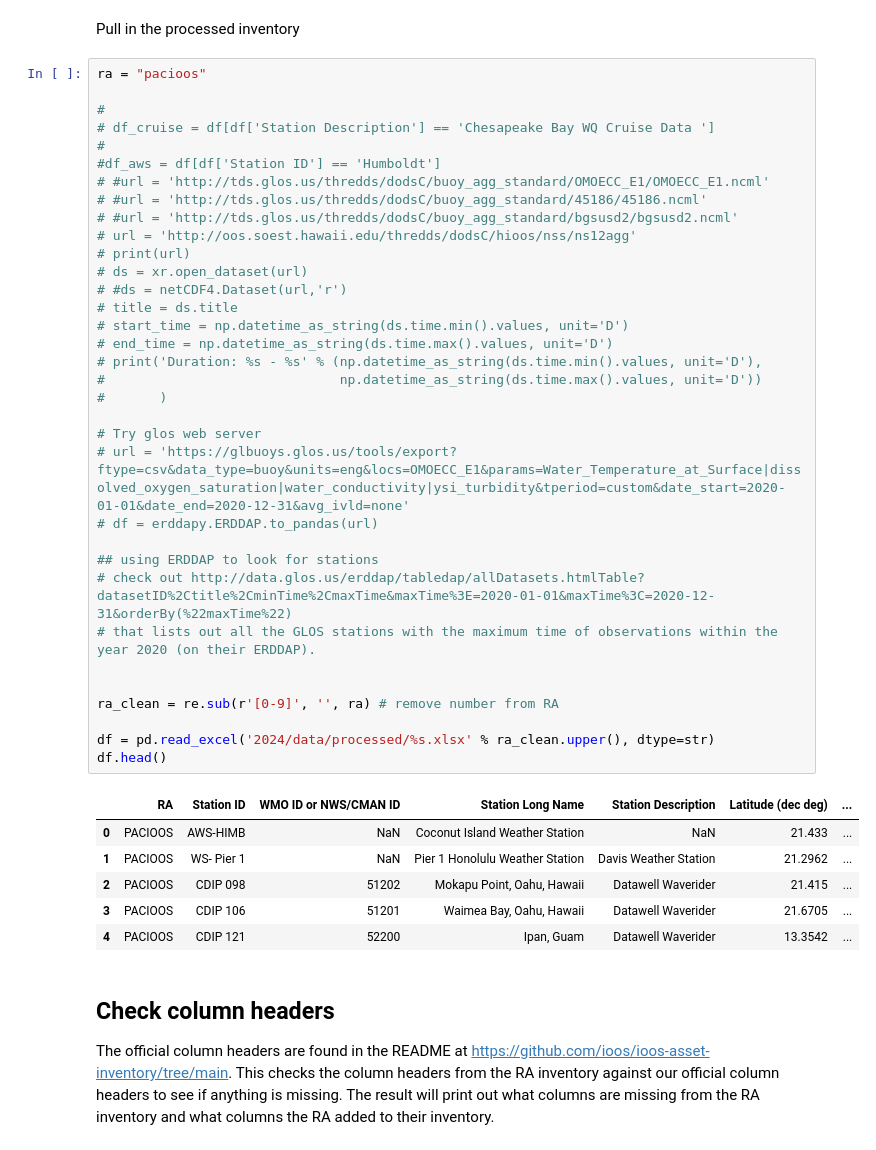
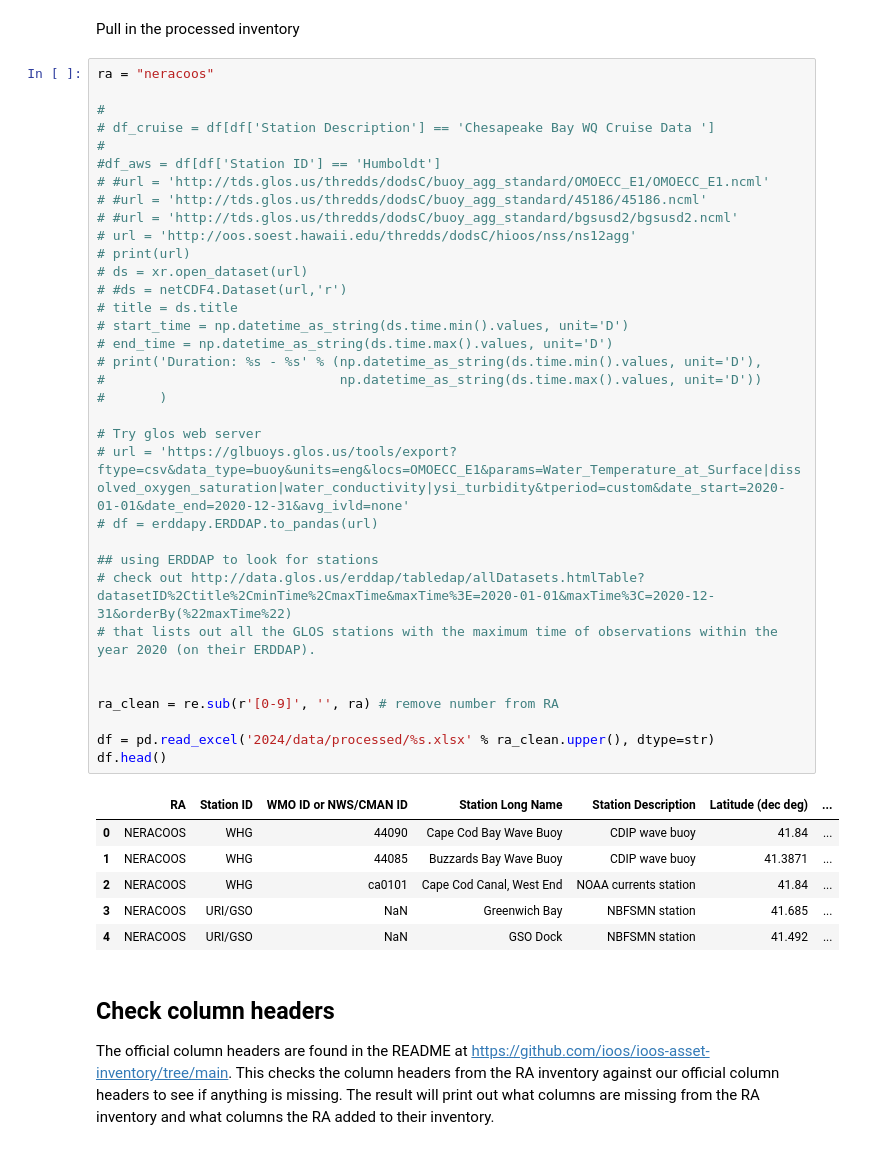
Before and after one commit to ioos/ioos-asset-inventory, a Jupyter notebook: spot_check_stations.ipynb, the cells around one changed output. Drawn from its saved outputs; the diff is of its cells as text.

```diff
--- a/spot_check_stations.ipynb
+++ b/spot_check_stations.ipynb
@@ -9,7 +9,7 @@ import re
 # %% [markdown]
 Pull in the processed inventory
 # %%
-ra = "pacioos"
+ra = "neracoos"
 
 #
 # df_cruise = df[df['Station Description'] == 'Chesapeake Bay WQ Cruise Data ']
@@ -17,38 +17,38 @@ ra = "pacioos"
 #df_aws = df[df['Station ID'] == 'Humboldt']
 # #url = 'http://tds.glos.us/thredds/dodsC/buoy_agg_standard/OMOECC_E1/OMOECC_E1.ncml'
 # #url = 'http://tds.glos.us/thredds/dodsC/buoy_agg_standard/45186/45186.ncml'
 # #url = 'http://tds.glos.us/thredds/dodsC/buoy_agg_standard/bgsusd2/bgsusd2.ncml'
 # url = 'http://oos.soest.hawaii.edu/thredds/dodsC/hioos/nss/ns12agg'
 # print(url)
 # ds = xr.open_dataset(url)
 # #ds = netCDF4.Dataset(url,'r')
 # title = ds.title
 # start_time = np.datetime_as_string(ds.time.min().values, unit='D')
 # end_time = np.datetime_as_string(ds.time.max().values, unit='D')
 # print('Duration: %s - %s' % (np.datetime_as_string(ds.time.min().values, unit='D'),
 #                              np.datetime_as_string(ds.time.max().values, unit='D'))
 #       )
 
 # Try glos web server
 # url = 'https://glbuoys.glos.us/tools/export?ftype=csv&data_type=buoy&units=eng&locs=OMOECC_E1&params=Water_Temperature_at_Surface|dissolved_oxygen_saturation|water_conductivity|ysi_turbidity&tperiod=custom&date_start=2020-01-01&date_end=2020-12-31&avg_ivld=none'
 # df = erddapy.ERDDAP.to_pandas(url)
 
 ## using ERDDAP to look for stations
 # check out http://data.glos.us/erddap/tabledap/allDatasets.htmlTable?datasetID%2Ctitle%2CminTime%2CmaxTime&maxTime%3E=2020-01-01&maxTime%3C=2020-12-31&orderBy(%22maxTime%22)
 # that lists out all the GLOS stations with the maximum time of observations within the year 2020 (on their ERDDAP).
 
 
 ra_clean = re.sub(r'[0-9]', '', ra) # remove number from RA
 
 df = pd.read_excel('2024/data/processed/%s.xlsx' % ra_clean.upper(), dtype=str)
 df.head()
 # %% [output]
 |  | RA | Station ID | WMO ID or NWS/CMAN ID | Station Long Name | Station Description | Latitude (dec deg) | ... |
-| 0 | PACIOOS | AWS-HIMB | NaN | Coconut Island Weather Station | NaN | 21.433 | ... |
-| 1 | PACIOOS | WS- Pier 1 | NaN | Pier 1 Honolulu Weather Station | Davis Weather Station | 21.2962 | ... |
-| 2 | PACIOOS | CDIP 098 | 51202 | Mokapu Point, Oahu, Hawaii | Datawell Waverider | 21.415 | ... |
-| 3 | PACIOOS | CDIP 106 | 51201 | Waimea Bay, Oahu, Hawaii | Datawell Waverider | 21.6705 | ... |
-| 4 | PACIOOS | CDIP 121 | 52200 | Ipan, Guam | Datawell Waverider | 13.3542 | ... |
+| 0 | NERACOOS | WHG | 44090 | Cape Cod Bay Wave Buoy | CDIP wave buoy | 41.84 | ... |
+| 1 | NERACOOS | WHG | 44085 | Buzzards Bay Wave Buoy | CDIP wave buoy | 41.3871 | ... |
+| 2 | NERACOOS | WHG | ca0101 | Cape Cod Canal, West End | NOAA currents station | 41.84 | ... |
+| 3 | NERACOOS | URI/GSO | NaN | Greenwich Bay | NBFSMN station | 41.685 | ... |
+| 4 | NERACOOS | URI/GSO | NaN | GSO Dock | NBFSMN station | 41.492 | ... |
 # %% [markdown]
 ## Check column headers
 
```
Also changed, not shown: parts of 14 cells of this notebook, 10 other files.
